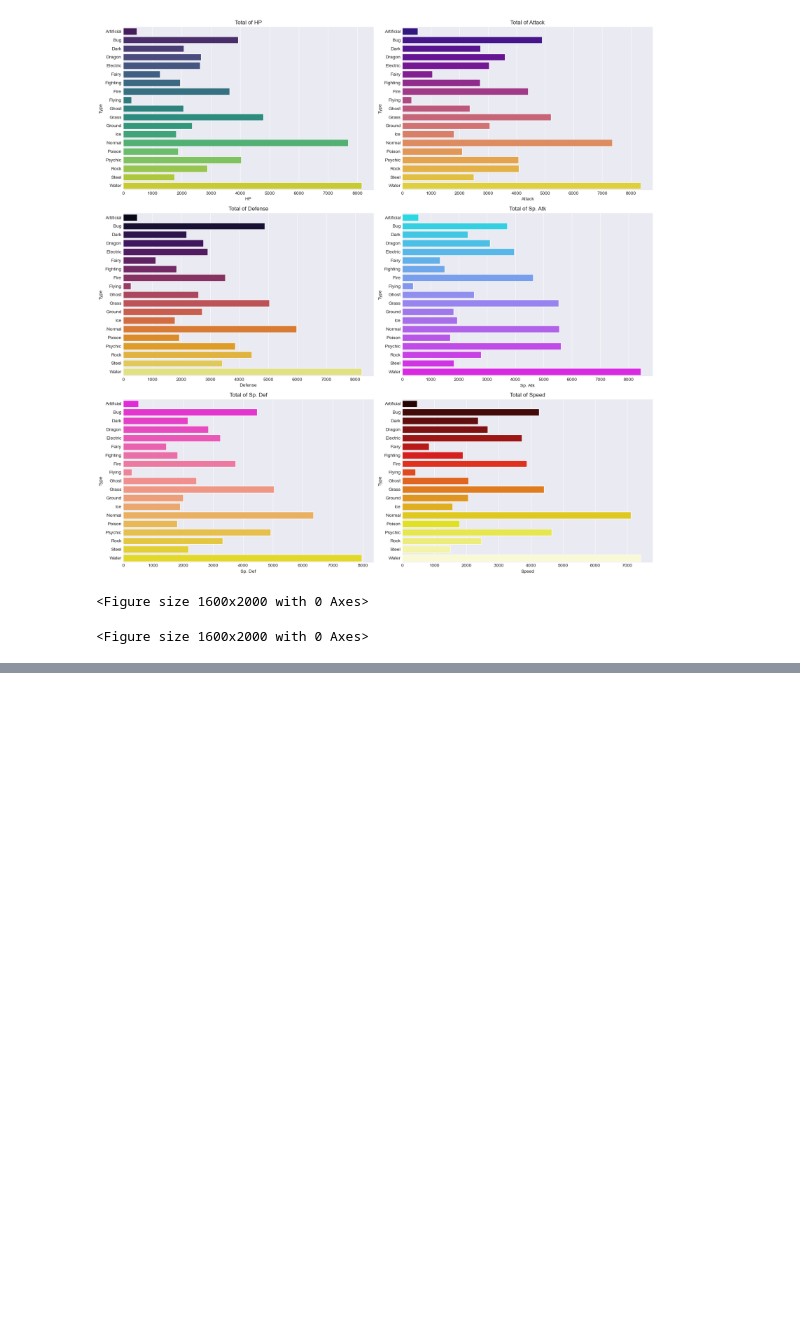
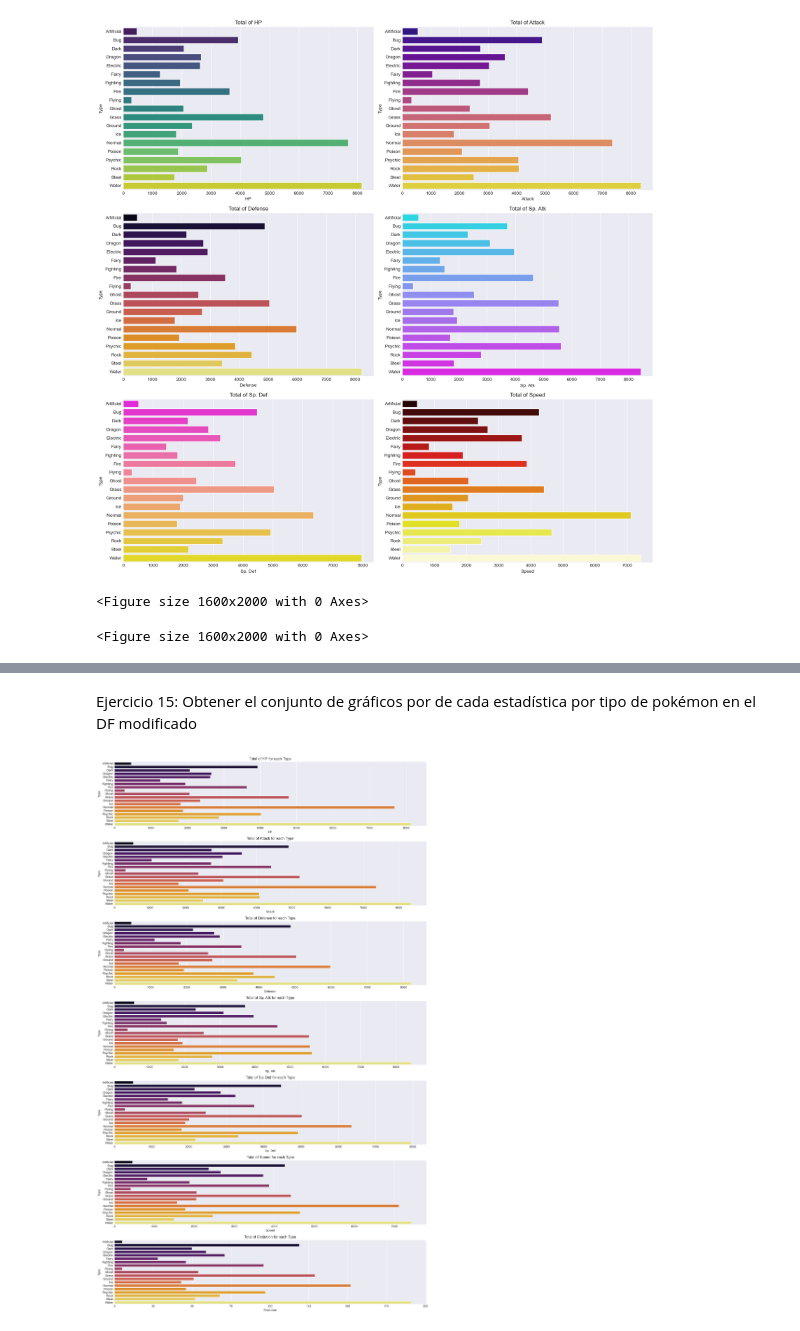
Before and after one commit to RufinoAngel/ECBD_9B_IDGS_Practicas_230499, a Jupyter notebook: Practica05/Practica05.ipynb, the cells around one changed output, grey strips where cells are left out. Drawn from its saved outputs; the diff is of its cells as text; code cells hidden in the pictures; blank space fills up the shorter version.

Commit message:
Practica 05
Se han realizado ejercicios 14 y 15 llegando al ejemplo 24

```diff
--- a/Practica05/Practica05.ipynb
+++ b/Practica05/Practica05.ipynb
@@ -776,0 +869,29 @@ plt.figure(figsize=(16, 20))
+# %% [markdown]
+Ejercicio 15: Obtener el conjunto de gráficos por de cada estadística por tipo de pokémon en el DF modificado
+# %%
+k = 1
+plt.figure(figsize=(15, 25))
+stats_ej15 = ['HP', 'Attack', 'Defense', 'Sp. Atk', 'Sp. Def', 'Speed', 'Evolution']
+
+for i in stats_ej15:
+    plt.subplot(7, 1, k)
+    k += 1
+    pokemon_stats = pokemonsE.groupby('Type')[i].sum().reset_index()
+    pokemon_stats = pokemon_stats.sort_values(by='Type')
+    sns.barplot(
+        data=pokemon_stats,
+        x=i,
+        y='Type',
+        hue='Type',
+        palette='inferno',
+        legend=False
+    )
+
+    plt.title(f'Total of {i} for each Type')
+    plt.xlabel(i)
+    plt.ylabel('Type')
+
+plt.tight_layout()
+plt.show()
+# %% [output]
+[figure, added]
```
Also changed, not shown: parts of 5 cells of this notebook.
